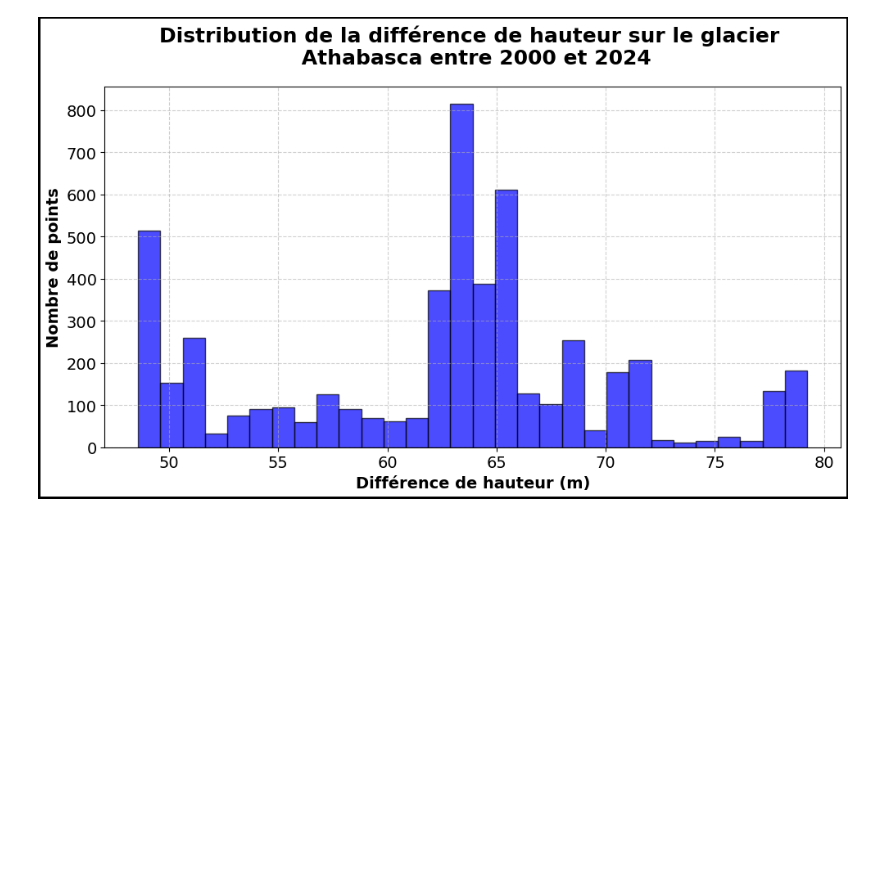
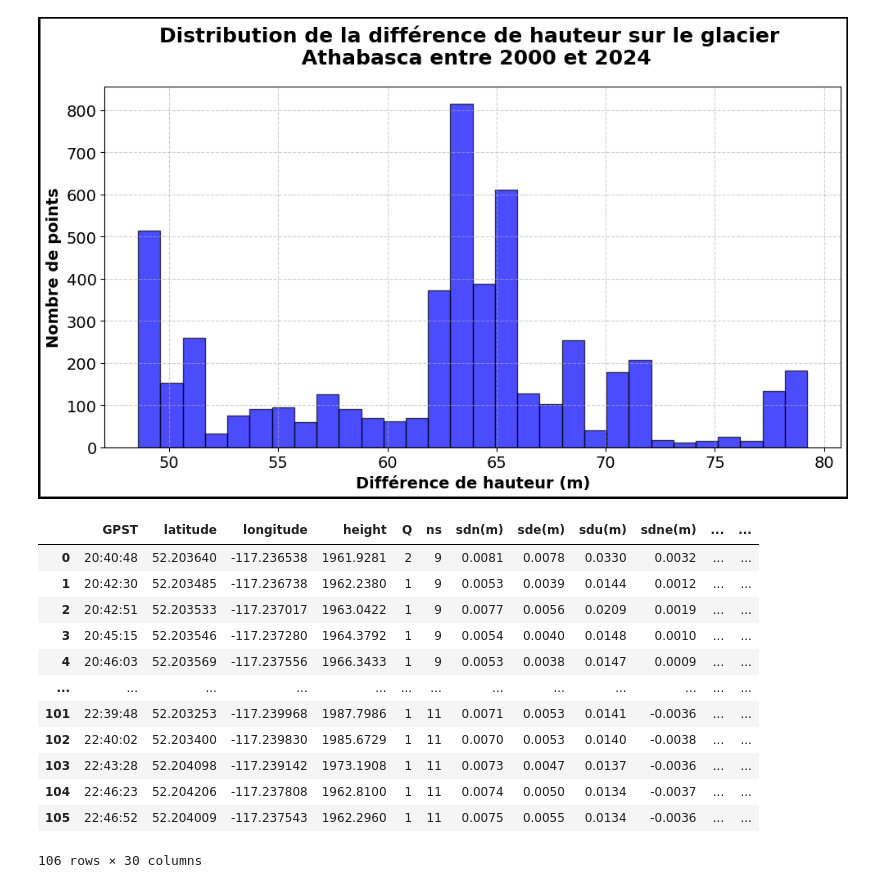
Before and after one commit to tofunori/Ouest, a Jupyter notebook: SRTM_DEM/delta_gnss_athabasca.ipynb, the cells around one changed output. Cells and saved outputs as stored; diff of their text form; code cells hidden in the pictures; blank space fills up the shorter version.

```diff
--- a/SRTM_DEM/delta_gnss_athabasca.ipynb
+++ b/SRTM_DEM/delta_gnss_athabasca.ipynb
@@ -307,6 +363,22 @@ plt.savefig('height_difference_histogram.png', dpi=300)
 plt.show()
 # %% [output]
 [figure]
+# %%
+gdf
+# %% [output]
+|  | GPST | latitude | longitude | height | Q | ns | sdn(m) | sde(m) | sdu(m) | sdne(m) | ... | ... |
+| 0 | 20:40:48 | 52.203640 | -117.236538 | 1961.9281 | 2 | 9 | 0.0081 | 0.0078 | 0.0330 | 0.0032 | ... | ... |
+| 1 | 20:42:30 | 52.203485 | -117.236738 | 1962.2380 | 1 | 9 | 0.0053 | 0.0039 | 0.0144 | 0.0012 | ... | ... |
+| 2 | 20:42:51 | 52.203533 | -117.237017 | 1963.0422 | 1 | 9 | 0.0077 | 0.0056 | 0.0209 | 0.0019 | ... | ... |
+| 3 | 20:45:15 | 52.203546 | -117.237280 | 1964.3792 | 1 | 9 | 0.0054 | 0.0040 | 0.0148 | 0.0010 | ... | ... |
+| 4 | 20:46:03 | 52.203569 | -117.237556 | 1966.3433 | 1 | 9 | 0.0053 | 0.0038 | 0.0147 | 0.0009 | ... | ... |
+| ... | ... | ... | ... | ... | ... | ... | ... | ... | ... | ... | ... | ... |
+| 101 | 22:39:48 | 52.203253 | -117.239968 | 1987.7986 | 1 | 11 | 0.0071 | 0.0053 | 0.0141 | -0.0036 | ... | ... |
+| 102 | 22:40:02 | 52.203400 | -117.239830 | 1985.6729 | 1 | 11 | 0.0070 | 0.0053 | 0.0140 | -0.0038 | ... | ... |
+| 103 | 22:43:28 | 52.204098 | -117.239142 | 1973.1908 | 1 | 11 | 0.0073 | 0.0047 | 0.0137 | -0.0036 | ... | ... |
+| 104 | 22:46:23 | 52.204206 | -117.237808 | 1962.8100 | 1 | 11 | 0.0074 | 0.0050 | 0.0134 | -0.0037 | ... | ... |
+| 105 | 22:46:52 | 52.204009 | -117.237543 | 1962.2960 | 1 | 11 | 0.0075 | 0.0055 | 0.0134 | -0.0036 | ... | ... |
+106 rows × 30 columns
 # %%
 import geopandas as gpd
 import statsmodels.api as sm
```
Also changed, not shown: parts of 5 cells of this notebook, 2 other files.
